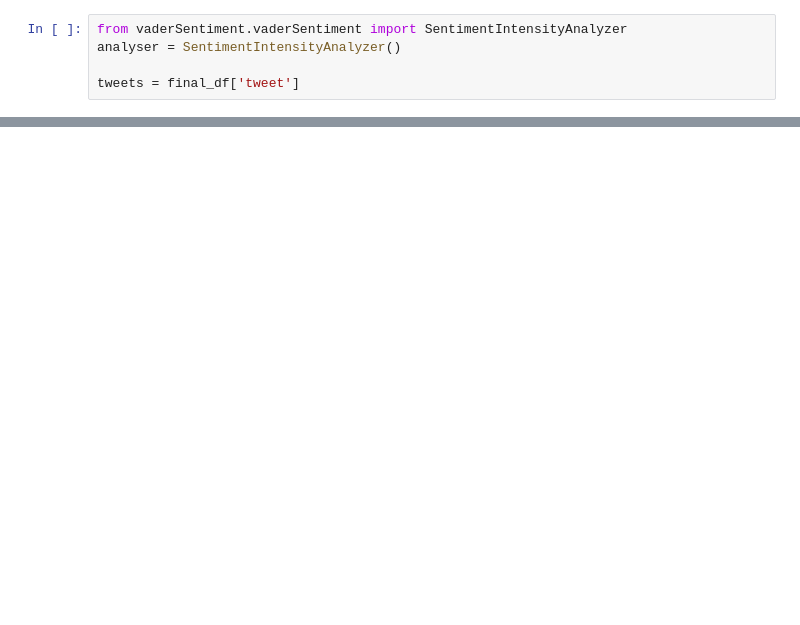
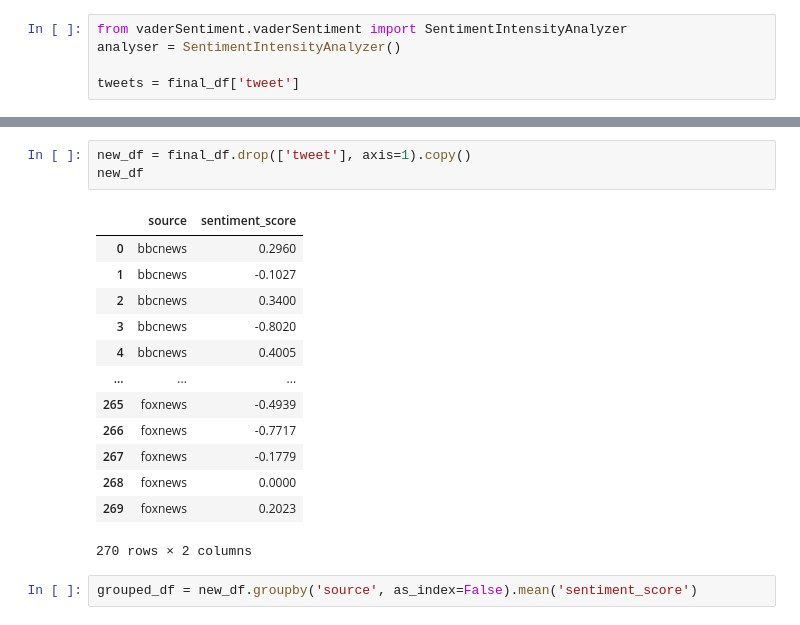
Before and after one commit to Kiehl012/Twitter_Sentiment_Analysis, a Jupyter notebook: api_request.ipynb, the cells around one changed output, grey strips where cells are left out. Drawn from its saved outputs; the diff is of its cells as text; blank space fills up the shorter version.

```diff
--- a/api_request.ipynb
+++ b/api_request.ipynb
@@ -137,0 +133,19 @@ final_df.iloc[2]['tweet']
+# %%
+new_df = final_df.drop(['tweet'], axis=1).copy()
+new_df
+# %% [output]
+|  | source | sentiment_score |
+| 0 | bbcnews | 0.2960 |
+| 1 | bbcnews | -0.1027 |
+| 2 | bbcnews | 0.3400 |
+| 3 | bbcnews | -0.8020 |
+| 4 | bbcnews | 0.4005 |
+| ... | ... | ... |
+| 265 | foxnews | -0.4939 |
+| 266 | foxnews | -0.7717 |
+| 267 | foxnews | -0.1779 |
+| 268 | foxnews | 0.0000 |
+| 269 | foxnews | 0.2023 |
+270 rows × 2 columns
+# %%
+grouped_df = new_df.groupby('source', as_index=False).mean('sentiment_score')
```
Also changed, not shown: parts of 8 cells of this notebook.
